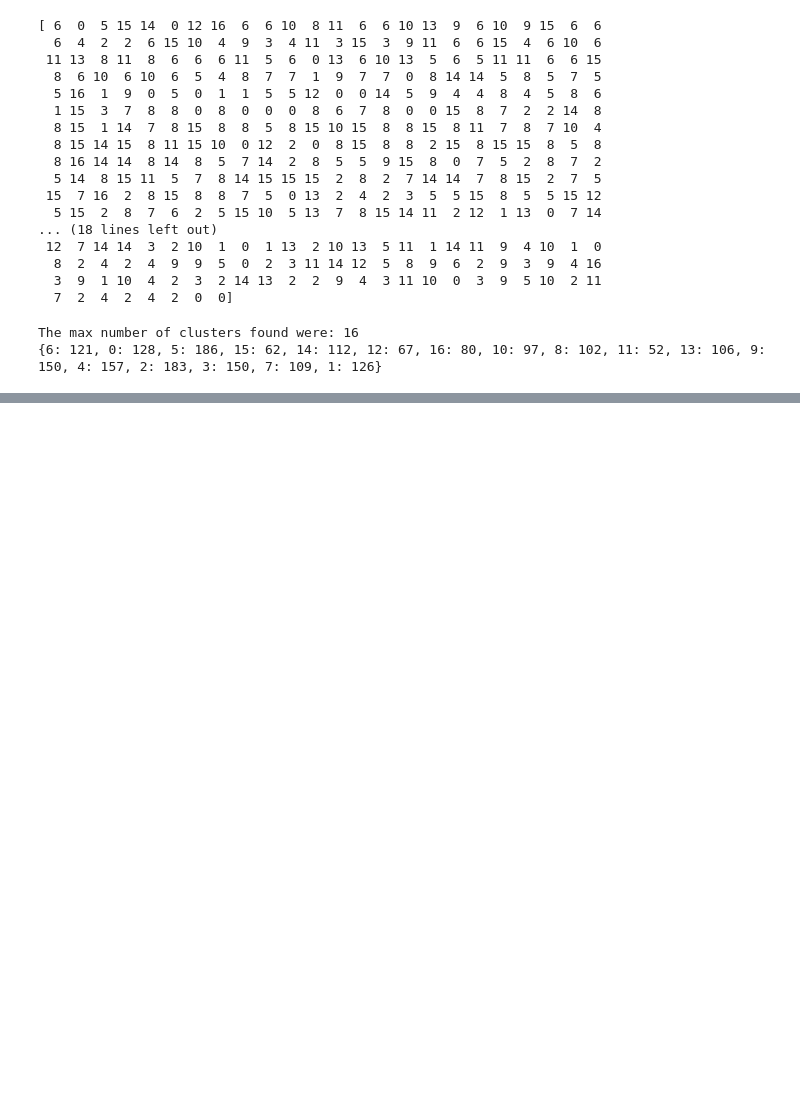
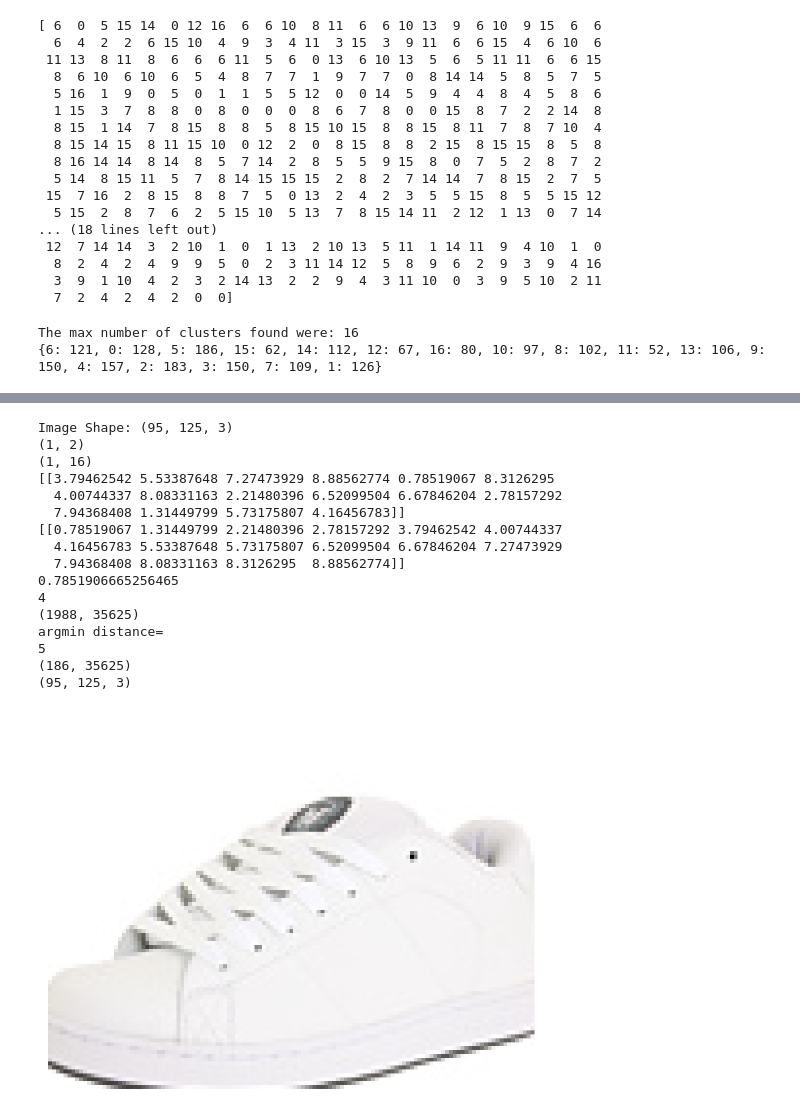
Before and after one commit to flashruler/Shoe-Recommendation-using-T-SNE-and-UMAP, a Jupyter notebook: UMAP_IMPLEMENTATION_AGGO.ipynb, the cells around one changed output, grey strips where cells are left out. Drawn from its saved outputs; the diff is of its cells as text; code cells hidden in the pictures; blank space fills up the shorter version.

```diff
--- a/UMAP_IMPLEMENTATION_AGGO.ipynb
+++ b/UMAP_IMPLEMENTATION_AGGO.ipynb
@@ -195,9 +195,13 @@ def input_image_preprocesser(pathway, PCA_arg):
     return image_flat
 # %%
 def find_cluster_means(labels, num_of_clusters, data):
-    cluster_means = np.zeros((num_of_clusters, 80))
+    cluster_means = np.zeros((num_of_clusters, 2))
     for i in range(1, num_of_clusters+1):
         # Finds the points associated with cluster i
         indices = labels == i
         cluster_means[i-1] = np.sum(data[indices, :], axis=0)/(data[indices, :]).shape[0]
     return cluster_means
+# %%
+pca_cluster_means = find_cluster_means(cluster_labels, max_number_of_clusters, reduced_image_collection)
+print(pca_cluster_means.shape)
+print(pca_cluster_means[3])
@@ -203,0 +252,39 @@ def find_cluster_means(labels, num_of_clusters, data):
+# %%
+# Step 7
+# This block is for computing comparisons
+input_shoe_path = "sneakers/AlexanderMcQueen/7965331.3.jpg" # Change for shoe pathway
+input_shoe = input_image_preprocesser(input_shoe_path, umap_v1)
+scaled_input = StandardScaler().fit_transform(input_shoe)
+print(scaled_input.shape)
+distances = euclidean_distances(input_shoe, pca_cluster_means)
+print(distances.shape)
+print(distances)
+print(np.sort(distances))
+print(np.min(distances))
+print(np.argmin(distances))
+print(image_collection.shape)
+print("argmin distance= ")
+print(np.argmin(distances)+1)
+print(image_collection[cluster_labels==(np.argmin(distances)+1)].shape)
+print((image_collection[cluster_labels==(np.argmin(distances)+1)])[0].reshape((95, 125, 3)).shape)
+plt.imshow((image_collection[cluster_labels==(np.argmin(distances)+1)])[4].reshape((95, 125, 3)).astype(int))
+plt.axis('off')  # Turn off axis
+plt.show()
+# %% [output]
+Image Shape: (95, 125, 3)
+(1, 2)
+(1, 16)
+[[3.79462542 5.53387648 7.27473929 8.88562774 0.78519067 8.3126295
+  4.00744337 8.08331163 2.21480396 6.52099504 6.67846204 2.78157292
+  7.94368408 1.31449799 5.73175807 4.16456783]]
+[[0.78519067 1.31449799 2.21480396 2.78157292 3.79462542 4.00744337
+  4.16456783 5.53387648 5.73175807 6.52099504 6.67846204 7.27473929
+  7.94368408 8.08331163 8.3126295  8.88562774]]
+0.7851906665256465
+4
+(1988, 35625)
+argmin distance=
+5
+(186, 35625)
+(95, 125, 3)
+[figure, added]
```
Also changed, not shown: parts of 4 cells of this notebook.
